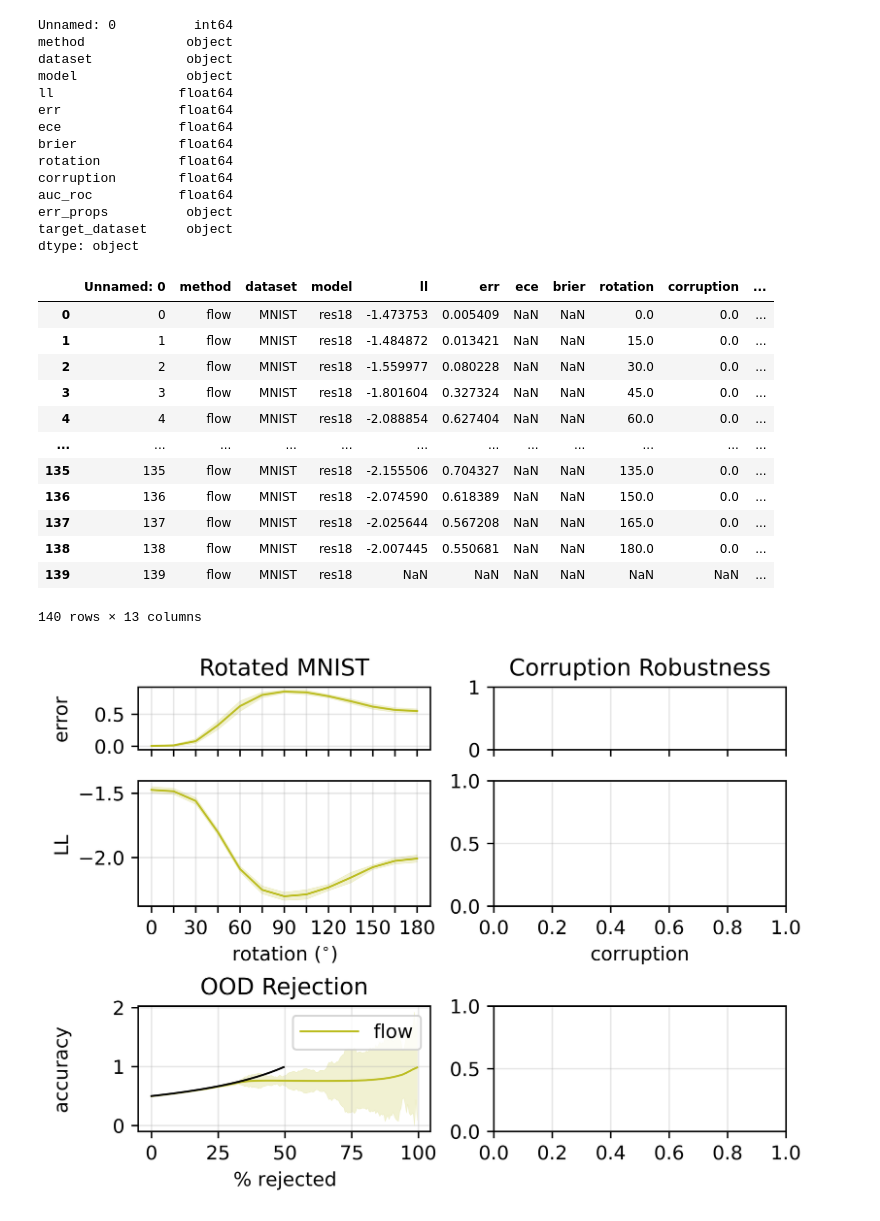
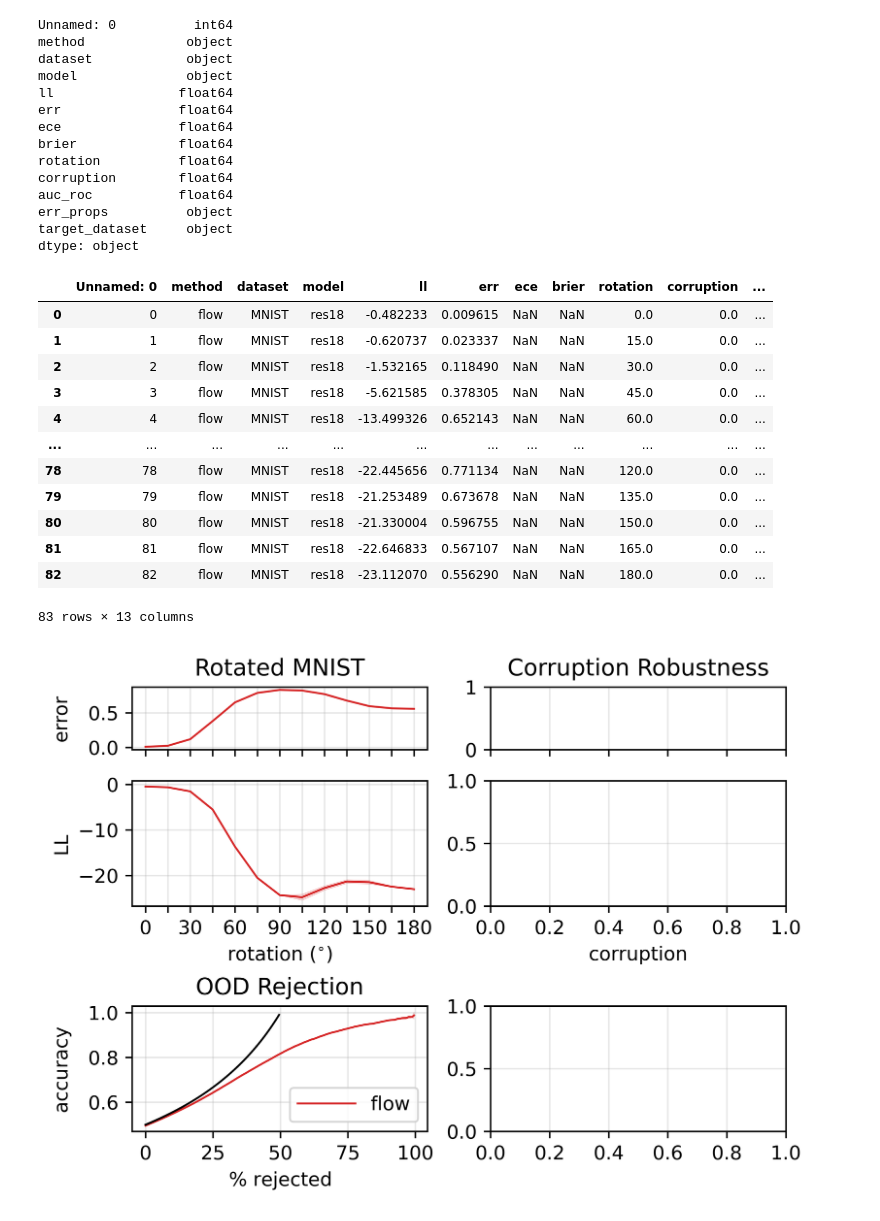
Before and after one commit to a07458666/UncertaintyFlow, a Jupyter notebook: image.ipynb, the cells around one changed output. Drawn from its saved outputs; the diff is of its cells as text; code cells hidden in the pictures.

```diff
--- a/image.ipynb
+++ b/image.ipynb
@@ -26,13 +26,14 @@ formatting = {
 #     "SGD": {"color": c[1], "linestyle": "--", "marker": "o", "label": "SGD"},
 #     "DUN (exact)": {"color": c[6], "linestyle": (0, [6, 2, 1, 2, 1, 2]), "marker": "o", "label": "DUN (exact)"},
 #     "dropout (0.3)": {"color": c[7], "linestyle": ":", "marker": "p", "label": "Dropout (0.3)"},
-    "flow": {"color": c[8], "linestyle": "-", "marker": "o", "label": "flow"},
+    "flow": {"color": c[3], "linestyle": "-", "marker": "o", "label": "flow"},
 }
 # %%
-img_df = pd.read_csv('flow_image.csv')
+img_df = pd.read_csv('mnist_dim32_f512_sampler.csv')
 # img_df = pd.read_csv('out_2.csv')
 
 print(img_df.dtypes)
+
 img_df
 # %% [output]
 Unnamed: 0          int64
@@ -50,20 +51,22 @@ err_props          object
 target_dataset     object
 dtype: object
 |  | Unnamed: 0 | method | dataset | model | ll | err | ece | brier | rotation | corruption | ... |
-| 0 | 0 | flow | MNIST | res18 | -1.473753 | 0.005409 | NaN | NaN | 0.0 | 0.0 | ... |
-| 1 | 1 | flow | MNIST | res18 | -1.484872 | 0.013421 | NaN | NaN | 15.0 | 0.0 | ... |
-| 2 | 2 | flow | MNIST | res18 | -1.559977 | 0.080228 | NaN | NaN | 30.0 | 0.0 | ... |
-| 3 | 3 | flow | MNIST | res18 | -1.801604 | 0.327324 | NaN | NaN | 45.0 | 0.0 | ... |
-| 4 | 4 | flow | MNIST | res18 | -2.088854 | 0.627404 | NaN | NaN | 60.0 | 0.0 | ... |
+| 0 | 0 | flow | MNIST | res18 | -0.482233 | 0.009615 | NaN | NaN | 0.0 | 0.0 | ... |
+| 1 | 1 | flow | MNIST | res18 | -0.620737 | 0.023337 | NaN | NaN | 15.0 | 0.0 | ... |
+| 2 | 2 | flow | MNIST | res18 | -1.532165 | 0.118490 | NaN | NaN | 30.0 | 0.0 | ... |
+| 3 | 3 | flow | MNIST | res18 | -5.621585 | 0.378305 | NaN | NaN | 45.0 | 0.0 | ... |
+| 4 | 4 | flow | MNIST | res18 | -13.499326 | 0.652143 | NaN | NaN | 60.0 | 0.0 | ... |
 | ... | ... | ... | ... | ... | ... | ... | ... | ... | ... | ... | ... |
-| 135 | 135 | flow | MNIST | res18 | -2.155506 | 0.704327 | NaN | NaN | 135.0 | 0.0 | ... |
-| 136 | 136 | flow | MNIST | res18 | -2.074590 | 0.618389 | NaN | NaN | 150.0 | 0.0 | ... |
-| 137 | 137 | flow | MNIST | res18 | -2.025644 | 0.567208 | NaN | NaN | 165.0 | 0.0 | ... |
-| 138 | 138 | flow | MNIST | res18 | -2.007445 | 0.550681 | NaN | NaN | 180.0 | 0.0 | ... |
-| 139 | 139 | flow | MNIST | res18 | NaN | NaN | NaN | NaN | NaN | NaN | ... |
+| 78 | 78 | flow | MNIST | res18 | -22.445656 | 0.771134 | NaN | NaN | 120.0 | 0.0 | ... |
+| 79 | 79 | flow | MNIST | res18 | -21.253489 | 0.673678 | NaN | NaN | 135.0 | 0.0 | ... |
+| 80 | 80 | flow | MNIST | res18 | -21.330004 | 0.596755 | NaN | NaN | 150.0 | 0.0 | ... |
+| 81 | 81 | flow | MNIST | res18 | -22.646833 | 0.567107 | NaN | NaN | 165.0 | 0.0 | ... |
+| 82 | 82 | flow | MNIST | res18 | -23.112070 | 0.556290 | NaN | NaN | 180.0 | 0.0 | ... |
-140 rows × 13 columns
+83 rows × 13 columns
 # %%
 MNIST_warm = 3.
+
+IS_ROT = True
 
 add_cond = {
 #     "DUN": {"start": 1, "stop": 13, "warmup": 0, "use_no_train_post": False},
@@ -74,7 +77,8 @@ add_cond = {
 }
 
 target_datasets = {
-    "MNIST": ["Fashion"],
+#     "MNIST": ["Fashion"],
+    "CIFAR10": ["SVHN"],
 }
 
 scale=1
@@ -100,11 +104,13 @@ ax6.grid(alpha=0.3, axis='both')
 
 add_cond_mnist = add_cond.copy()
 # add_cond_mnist["DUN"] = {"start": 1, "stop": 13, "warmup": MNIST_warm, "use_no_train_post": False}
-conditions = {"dataset": "MNIST"}
-plot_rot_stats(img_df, "err", conditions,
-            add_cond_mnist, ax1, formatting)
-plot_rot_stats(img_df, "ll", conditions,
-            add_cond_mnist, ax3, formatting)
+
+if IS_ROT:
+    conditions = {"dataset": "MNIST"}
+    plot_rot_stats(img_df, "err", conditions,
+                add_cond_mnist, ax1, formatting)
+    plot_rot_stats(img_df, "ll", conditions,
+                add_cond_mnist, ax3, formatting)
 
 ax1.set_title("Rotated MNIST")
 ax1.set_ylabel("error")
@@ -128,8 +134,10 @@ ax4.set_xlabel("corruption")
 
 add_cond_rej = add_cond.copy()
 # add_cond_rej["DUN (exact)"] = {"start": 1, "stop": 13, "warmup": 0, "use_no_train_post": True}
+
 plot_err_props(img_df, {"dataset": "MNIST", "target_dataset": "Fashion"}, add_cond_rej, ax5, formatting)
 
+# plot_err_props(img_df, {"dataset": "CIFAR10", "target_dataset": "SVHN"}, add_cond_rej, ax5, formatting)
 add_cond_paretto = {
     "SGD": {},
     "ensemble": {},
@@ -138,31 +146,31 @@ add_cond_paretto = {
     "flow": {},
 }
 # plot_paretto(img_df, "ll", 5., {"best_or_last": "last", "wd": 1., "model": "res50"},
 #             add_cond_paretto, ax6, formatting)
 
 
 ax5.set_title("OOD Rejection")
 ax5.set_xlabel("$\%$ rejected")
 ax5.set_ylabel("accuracy")
 ax5.set_xticks([0., .25, .50, .75,  1.0])
 ax5.set_xticklabels(["0", "25", "50", "75", "100"])
 
 # ax6.set_title("\\textbf{Compute Time}")
 # ax6.set_xlabel("time (s)")
 # ax6.set_ylabel("LL")
 # ax6.set_ylim([-2.59, -1.5])
 
 legend_items = []
 for key, val in formatting.items():
     if key == "dropout (0.3)": continue
     legend_items.append(mlines.Line2D([], [], color=val["color"],
                                     linestyle=val["linestyle"], label=val["label"], lw=1, ms=1))
 
 ax5.legend(handles=legend_items, handlelength=3)
 
 fig.align_ylabels()
 
 plt.savefig('img_res_main.pdf', format='pdf', bbox_inches='tight', pad_inches=0.01)
 plt.show()
 # %% [output]
-[figure, old version]
+[figure, new version]
```
Also changed, not shown: 1 other file.
